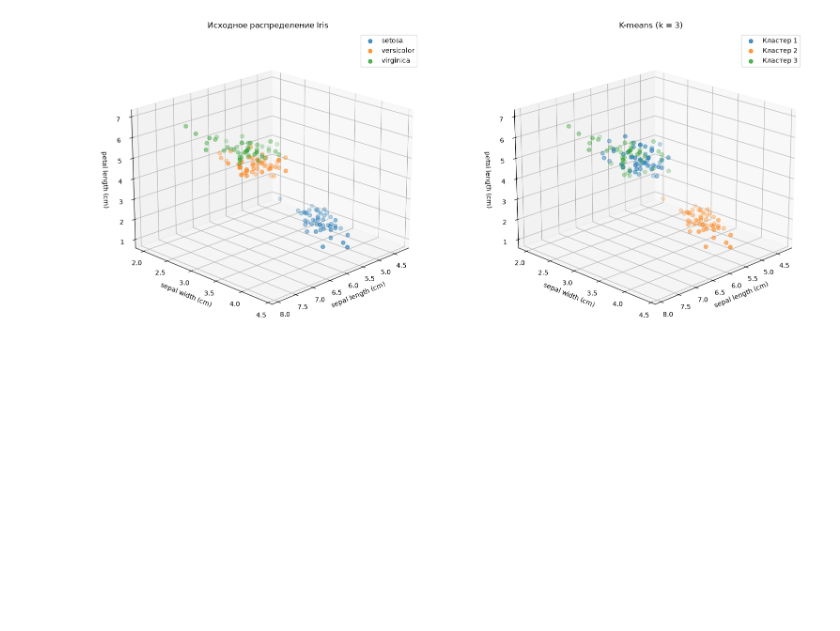
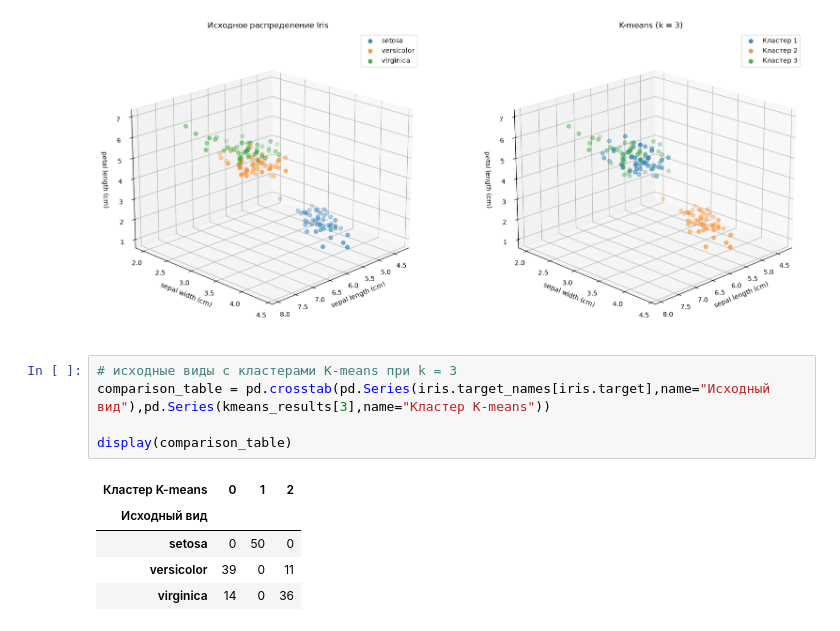
Before and after one commit to infinioka/Labs, a Jupyter notebook: LR2/Notebook/Iris.ipynb, the cells around one changed output. Saved outputs shown, nothing was run; the diff lists cells and outputs as text; blank space fills up the shorter version.

```diff
--- a/LR2/Notebook/Iris.ipynb
+++ b/LR2/Notebook/Iris.ipynb
@@ -373,3 +424,14 @@ fig.savefig(pics_save / "7_3d_comparison.png",dpi=300,bbox_inches="tight")
 plt.show()
 # %% [output]
 [figure]
+# %%
+# исходные виды с кластерами K-means при k = 3
+comparison_table = pd.crosstab(pd.Series(iris.target_names[iris.target],name="Исходный вид"),pd.Series(kmeans_results[3],name="Кластер K-means"))
+
+display(comparison_table)
+# %% [output]
+| Кластер K-means | 0 | 1 | 2 |
+| Исходный вид |  |  |  |
+| setosa | 0 | 50 | 0 |
+| versicolor | 39 | 0 | 11 |
+| virginica | 14 | 0 | 36 |
```
Also changed, not shown: parts of 2 cells of this notebook.
